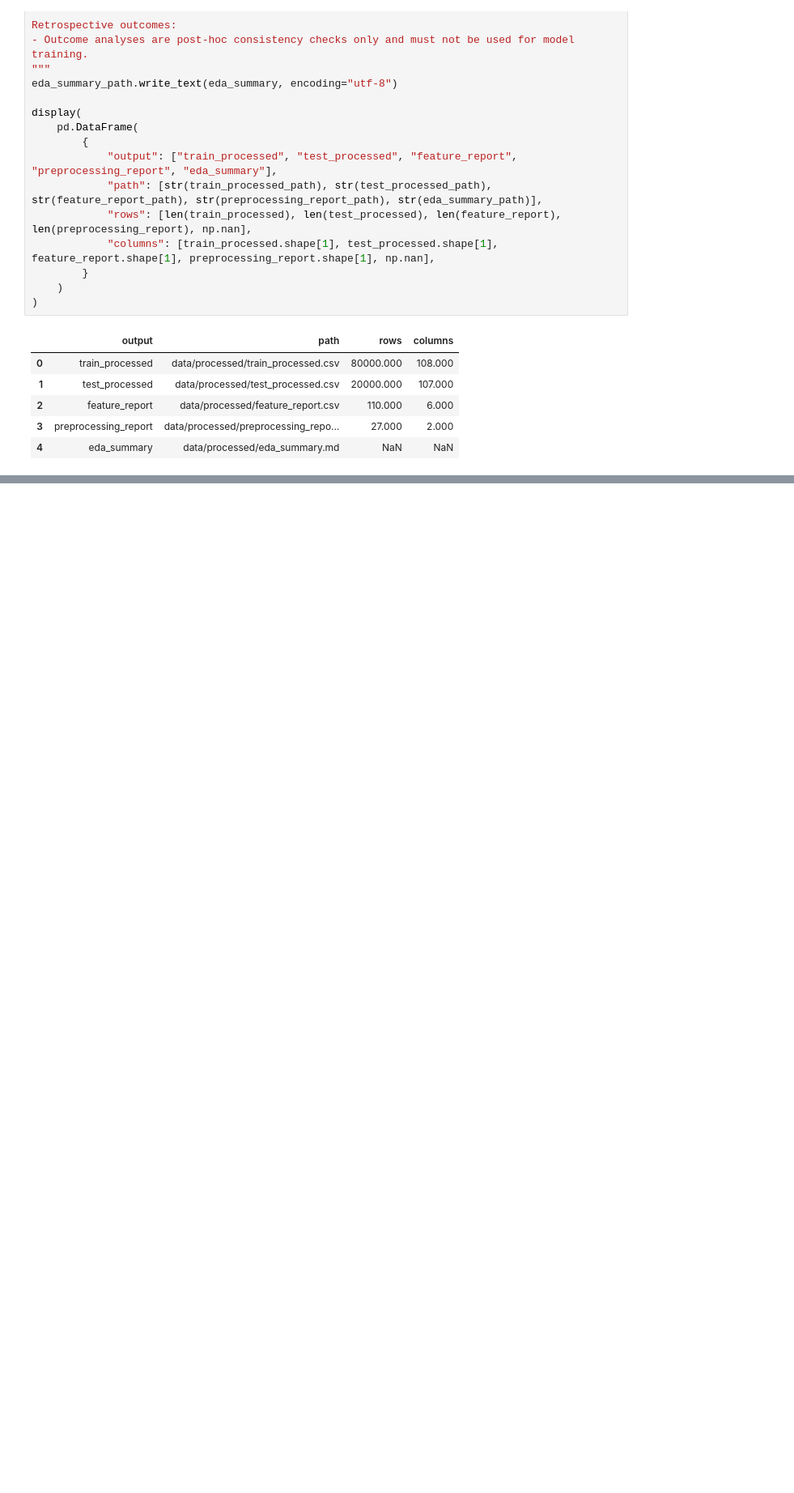
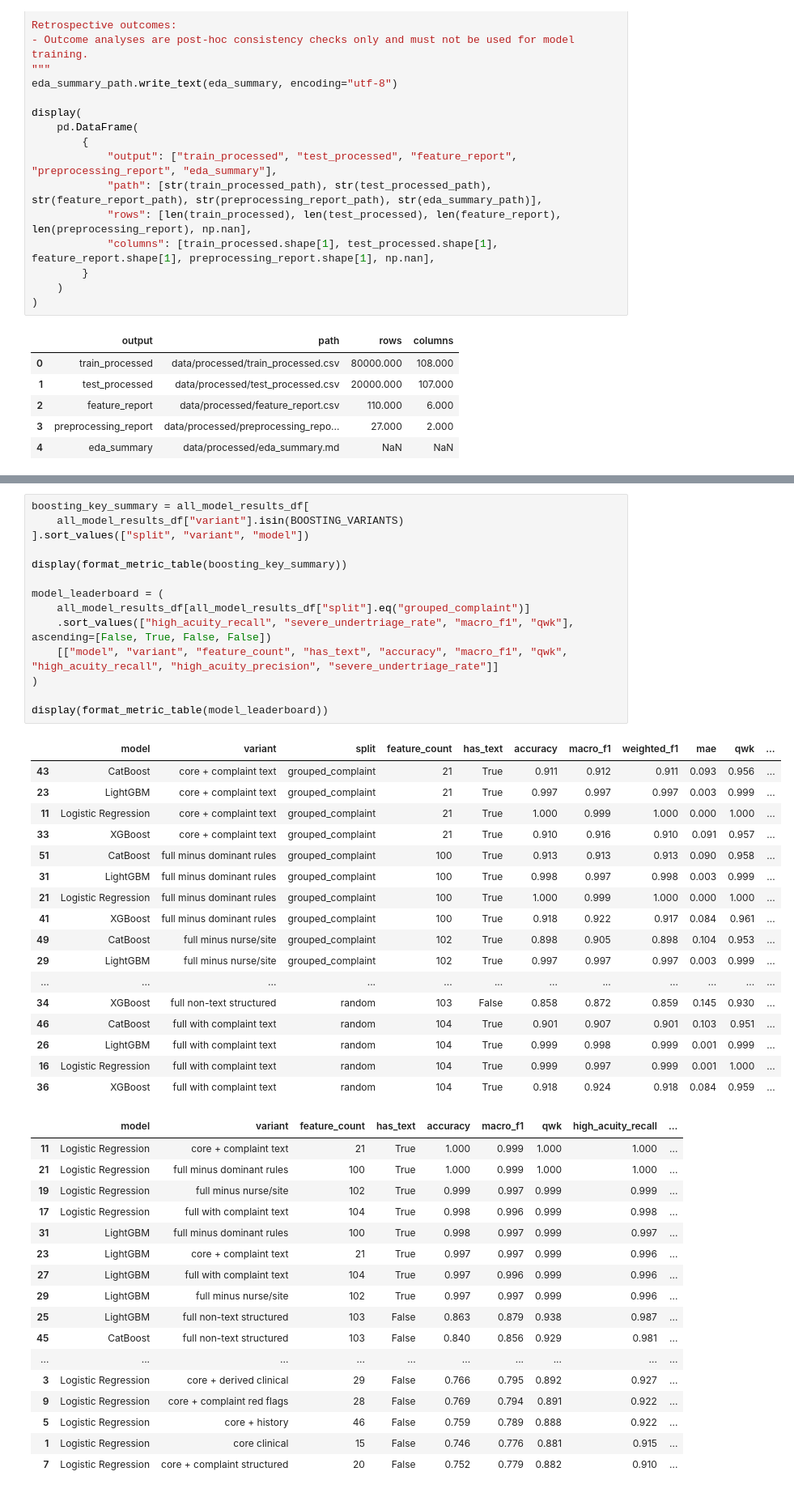
Before and after one commit to linda1l/Triagegeist, a Jupyter notebook: Triagegeist.ipynb, the cells around one changed output, grey strips where cells are left out. Shown at 81% size. Saved outputs shown, nothing was run; the diff lists cells and outputs as text; blank space fills up the shorter version.

```diff
--- a/Triagegeist.ipynb
+++ b/Triagegeist.ipynb
@@ -1322,0 +2441,49 @@ display(
+# %%
+boosting_key_summary = all_model_results_df[
+    all_model_results_df["variant"].isin(BOOSTING_VARIANTS)
+].sort_values(["split", "variant", "model"])
+
+display(format_metric_table(boosting_key_summary))
+
+model_leaderboard = (
+    all_model_results_df[all_model_results_df["split"].eq("grouped_complaint")]
+    .sort_values(["high_acuity_recall", "severe_undertriage_rate", "macro_f1", "qwk"], ascending=[False, True, False, False])
+    [["model", "variant", "feature_count", "has_text", "accuracy", "macro_f1", "qwk", "high_acuity_recall", "high_acuity_precision", "severe_undertriage_rate"]]
+)
+
+display(format_metric_table(model_leaderboard))
+# %% [output]
+|  | model | variant | split | feature_count | has_text | accuracy | macro_f1 | weighted_f1 | mae | qwk | ... |
+| 43 | CatBoost | core + complaint text | grouped_complaint | 21 | True | 0.911 | 0.912 | 0.911 | 0.093 | 0.956 | ... |
+| 23 | LightGBM | core + complaint text | grouped_complaint | 21 | True | 0.997 | 0.997 | 0.997 | 0.003 | 0.999 | ... |
+| 11 | Logistic Regression | core + complaint text | grouped_complaint | 21 | True | 1.000 | 0.999 | 1.000 | 0.000 | 1.000 | ... |
+| 33 | XGBoost | core + complaint text | grouped_complaint | 21 | True | 0.910 | 0.916 | 0.910 | 0.091 | 0.957 | ... |
+| 51 | CatBoost | full minus dominant rules | grouped_complaint | 100 | True | 0.913 | 0.913 | 0.913 | 0.090 | 0.958 | ... |
+| 31 | LightGBM | full minus dominant rules | grouped_complaint | 100 | True | 0.998 | 0.997 | 0.998 | 0.003 | 0.999 | ... |
+| 21 | Logistic Regression | full minus dominant rules | grouped_complaint | 100 | True | 1.000 | 0.999 | 1.000 | 0.000 | 1.000 | ... |
+| 41 | XGBoost | full minus dominant rules | grouped_complaint | 100 | True | 0.918 | 0.922 | 0.917 | 0.084 | 0.961 | ... |
+| 49 | CatBoost | full minus nurse/site | grouped_complaint | 102 | True | 0.898 | 0.905 | 0.898 | 0.104 | 0.953 | ... |
+| 29 | LightGBM | full minus nurse/site | grouped_complaint | 102 | True | 0.997 | 0.997 | 0.997 | 0.003 | 0.999 | ... |
+| ... | ... | ... | ... | ... | ... | ... | ... | ... | ... | ... | ... |
+| 34 | XGBoost | full non-text structured | random | 103 | False | 0.858 | 0.872 | 0.859 | 0.145 | 0.930 | ... |
+| 46 | CatBoost | full with complaint text | random | 104 | True | 0.901 | 0.907 | 0.901 | 0.103 | 0.951 | ... |
+| 26 | LightGBM | full with complaint text | random | 104 | True | 0.999 | 0.998 | 0.999 | 0.001 | 0.999 | ... |
+| 16 | Logistic Regression | full with complaint text | random | 104 | True | 0.999 | 0.997 | 0.999 | 0.001 | 1.000 | ... |
+| 36 | XGBoost | full with complaint text | random | 104 | True | 0.918 | 0.924 | 0.918 | 0.084 | 0.959 | ... |
+|  | model | variant | feature_count | has_text | accuracy | macro_f1 | qwk | high_acuity_recall | ... |
+| 11 | Logistic Regression | core + complaint text | 21 | True | 1.000 | 0.999 | 1.000 | 1.000 | ... |
+| 21 | Logistic Regression | full minus dominant rules | 100 | True | 1.000 | 0.999 | 1.000 | 1.000 | ... |
+| 19 | Logistic Regression | full minus nurse/site | 102 | True | 0.999 | 0.997 | 0.999 | 0.999 | ... |
+| 17 | Logistic Regression | full with complaint text | 104 | True | 0.998 | 0.996 | 0.999 | 0.998 | ... |
+| 31 | LightGBM | full minus dominant rules | 100 | True | 0.998 | 0.997 | 0.999 | 0.997 | ... |
+| 23 | LightGBM | core + complaint text | 21 | True | 0.997 | 0.997 | 0.999 | 0.996 | ... |
+| 27 | LightGBM | full with complaint text | 104 | True | 0.997 | 0.996 | 0.999 | 0.996 | ... |
+| 29 | LightGBM | full minus nurse/site | 102 | True | 0.997 | 0.997 | 0.999 | 0.996 | ... |
+| 25 | LightGBM | full non-text structured | 103 | False | 0.863 | 0.879 | 0.938 | 0.987 | ... |
+| 45 | CatBoost | full non-text structured | 103 | False | 0.840 | 0.856 | 0.929 | 0.981 | ... |
+| ... | ... | ... | ... | ... | ... | ... | ... | ... | ... |
+| 3 | Logistic Regression | core + derived clinical | 29 | False | 0.766 | 0.795 | 0.892 | 0.927 | ... |
+| 9 | Logistic Regression | core + complaint red flags | 28 | False | 0.769 | 0.794 | 0.891 | 0.922 | ... |
+| 5 | Logistic Regression | core + history | 46 | False | 0.759 | 0.789 | 0.888 | 0.922 | ... |
+| 1 | Logistic Regression | core clinical | 15 | False | 0.746 | 0.776 | 0.881 | 0.915 | ... |
+| 7 | Logistic Regression | core + complaint structured | 20 | False | 0.752 | 0.779 | 0.882 | 0.910 | ... |
```
Also changed, not shown: parts of 60 cells of this notebook, 2 other files.
